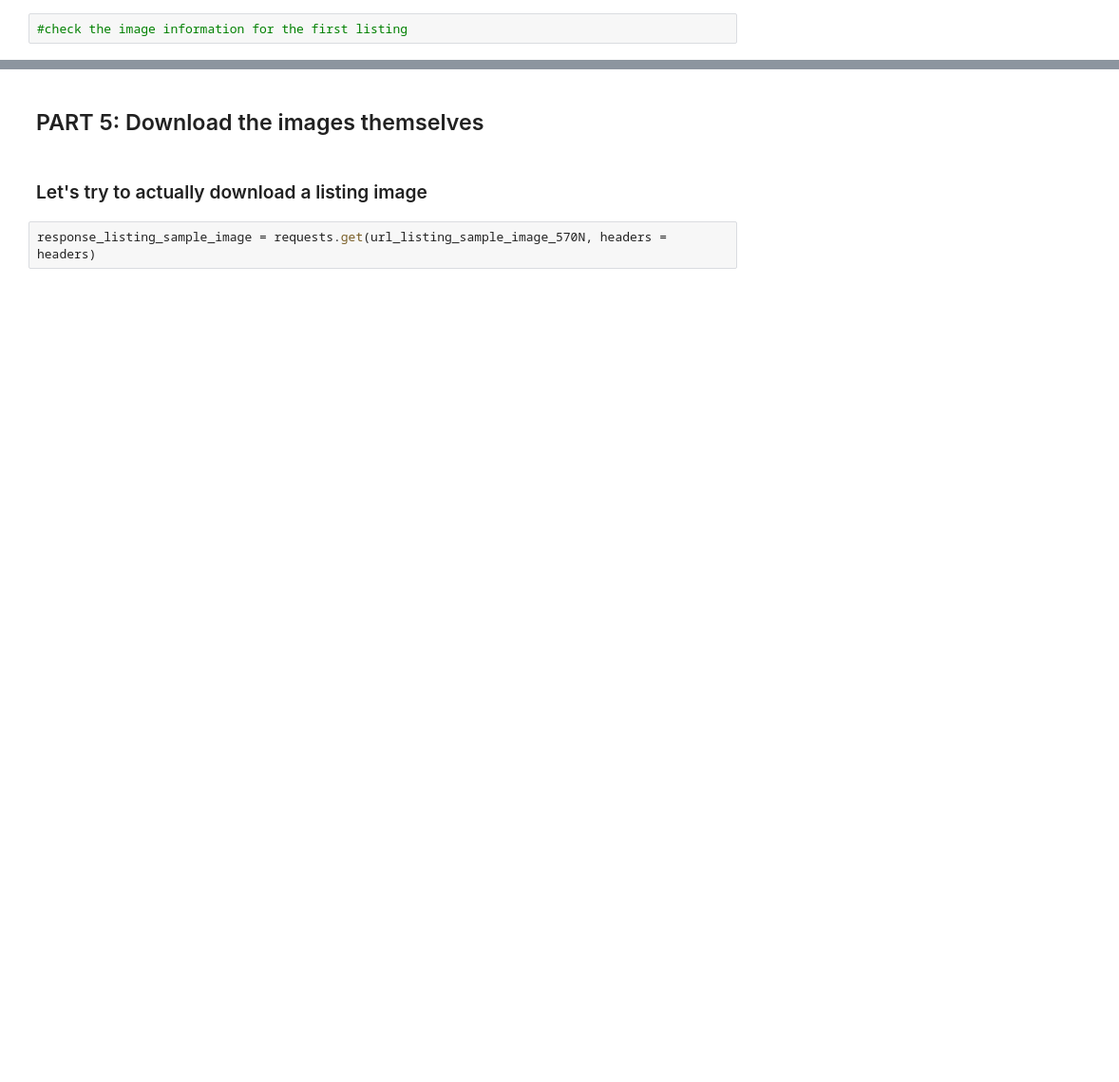
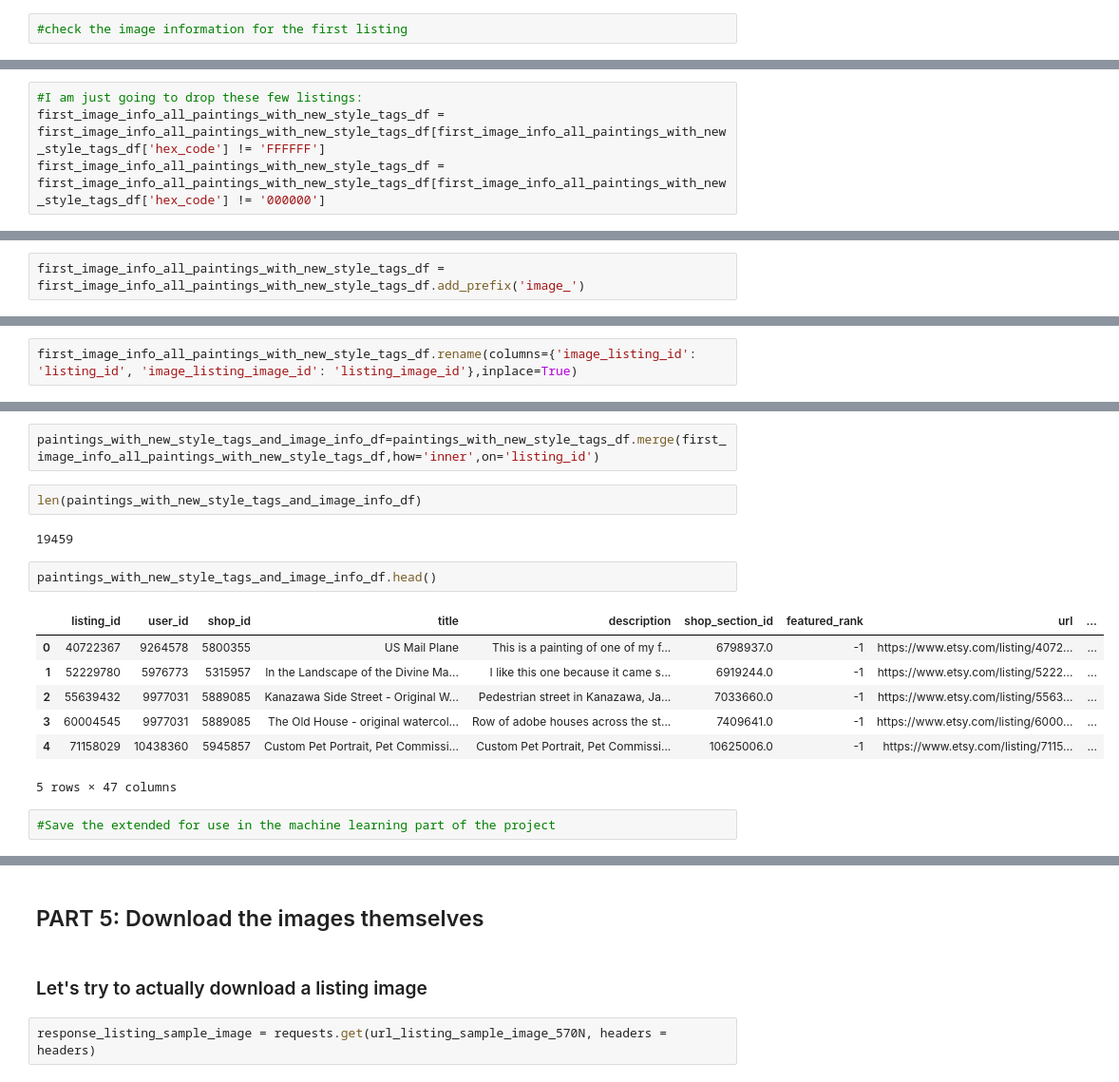
Before and after one commit to mischiatim/paintora, a Jupyter notebook: paintora_app_local_data_downloading.ipynb, the cells around one changed output, grey strips where cells are left out. Shown: that part at 95% size. Cells and saved outputs as stored; diff of their text form; blank space fills up the shorter version.

Commit message:
version used to download, preprocess and add to the dataframe the image information already provided by Etsy

```diff
--- a/paintora_app_local_data_downloading.ipynb
+++ b/paintora_app_local_data_downloading.ipynb
@@ -2208,0 +1408,4 @@ image_info_all_paintings_with_new_style_tags_df.head(10)
+# %%
+#I am just going to drop these few listings:
+first_image_info_all_paintings_with_new_style_tags_df = first_image_info_all_paintings_with_new_style_tags_df[first_image_info_all_paintings_with_new_style_tags_df['hex_code'] != 'FFFFFF']
+first_image_info_all_paintings_with_new_style_tags_df = first_image_info_all_paintings_with_new_style_tags_df[first_image_info_all_paintings_with_new_style_tags_df['hex_code'] != '000000']
@@ -2208,0 +1442,2 @@ image_info_all_paintings_with_new_style_tags_df.head(10)
+# %%
+first_image_info_all_paintings_with_new_style_tags_df = first_image_info_all_paintings_with_new_style_tags_df.add_prefix('image_')
@@ -2208,0 +1453,2 @@ image_info_all_paintings_with_new_style_tags_df.head(10)
+# %%
+first_image_info_all_paintings_with_new_style_tags_df.rename(columns={'image_listing_id': 'listing_id', 'image_listing_image_id': 'listing_image_id'},inplace=True)
@@ -2208,0 +1464,18 @@ image_info_all_paintings_with_new_style_tags_df.head(10)
+# %%
+paintings_with_new_style_tags_and_image_info_df=paintings_with_new_style_tags_df.merge(first_image_info_all_paintings_with_new_style_tags_df,how='inner',on='listing_id')
+# %%
+len(paintings_with_new_style_tags_and_image_info_df)
+# %% [output]
+19459
+# %%
+paintings_with_new_style_tags_and_image_info_df.head()
+# %% [output]
+|  | listing_id | user_id | shop_id | title | description | shop_section_id | featured_rank | url | ... |
+| 0 | 40722367 | 9264578 | 5800355 | US Mail Plane | This is a painting of one of my f... | 6798937.0 | -1 | https://www.etsy.com/listing/4072... | ... |
+| 1 | 52229780 | 5976773 | 5315957 | In the Landscape of the Divine Ma... | I like this one because it came s... | 6919244.0 | -1 | https://www.etsy.com/listing/5222... | ... |
+| 2 | 55639432 | 9977031 | 5889085 | Kanazawa Side Street - Original W... | Pedestrian street in Kanazawa, Ja... | 7033660.0 | -1 | https://www.etsy.com/listing/5563... | ... |
+| 3 | 60004545 | 9977031 | 5889085 | The Old House - original watercol... | Row of adobe houses across the st... | 7409641.0 | -1 | https://www.etsy.com/listing/6000... | ... |
+| 4 | 71158029 | 10438360 | 5945857 | Custom Pet Portrait, Pet Commissi... | Custom Pet Portrait, Pet Commissi... | 10625006.0 | -1 | https://www.etsy.com/listing/7115... | ... |
+5 rows × 47 columns
+# %%
+#Save the extended for use in the machine learning part of the project
```
Also changed, not shown: parts of 171 cells of this notebook.
